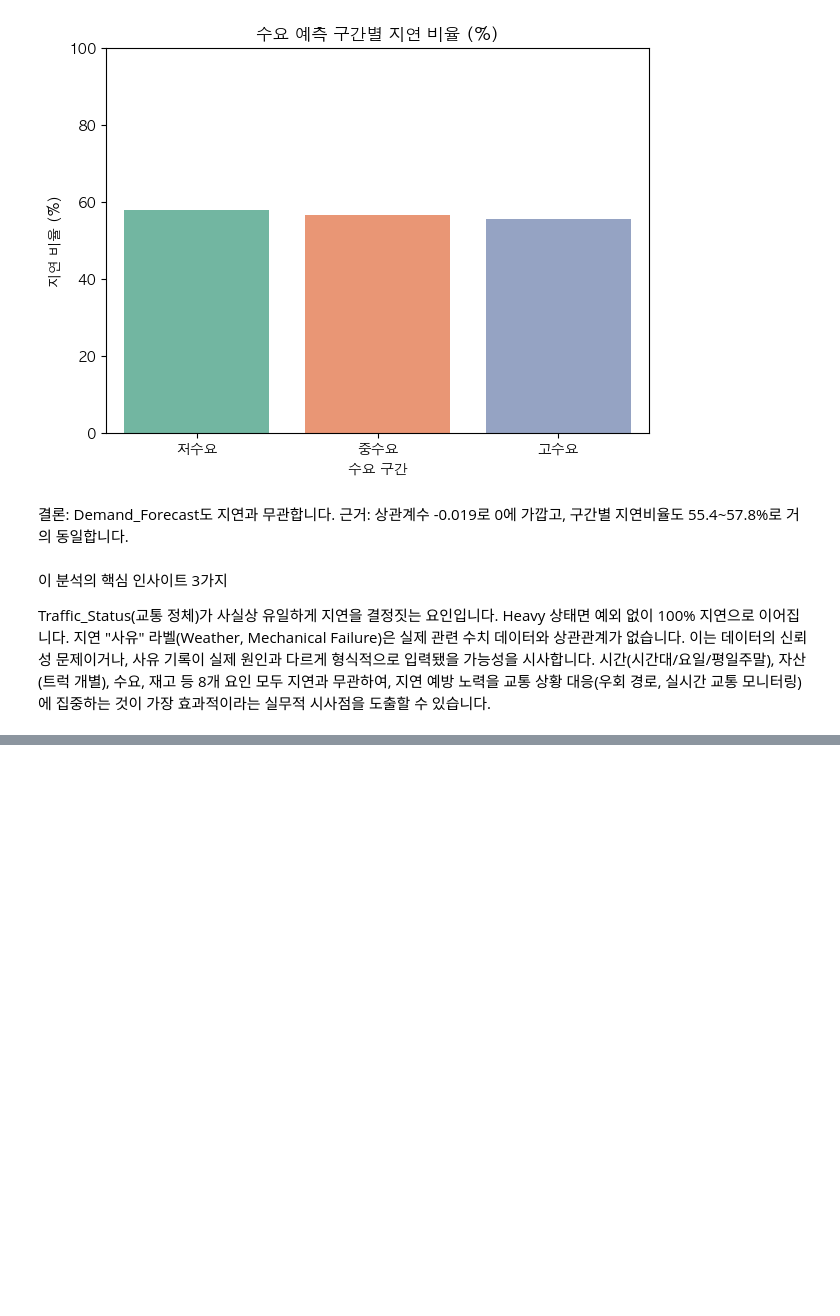
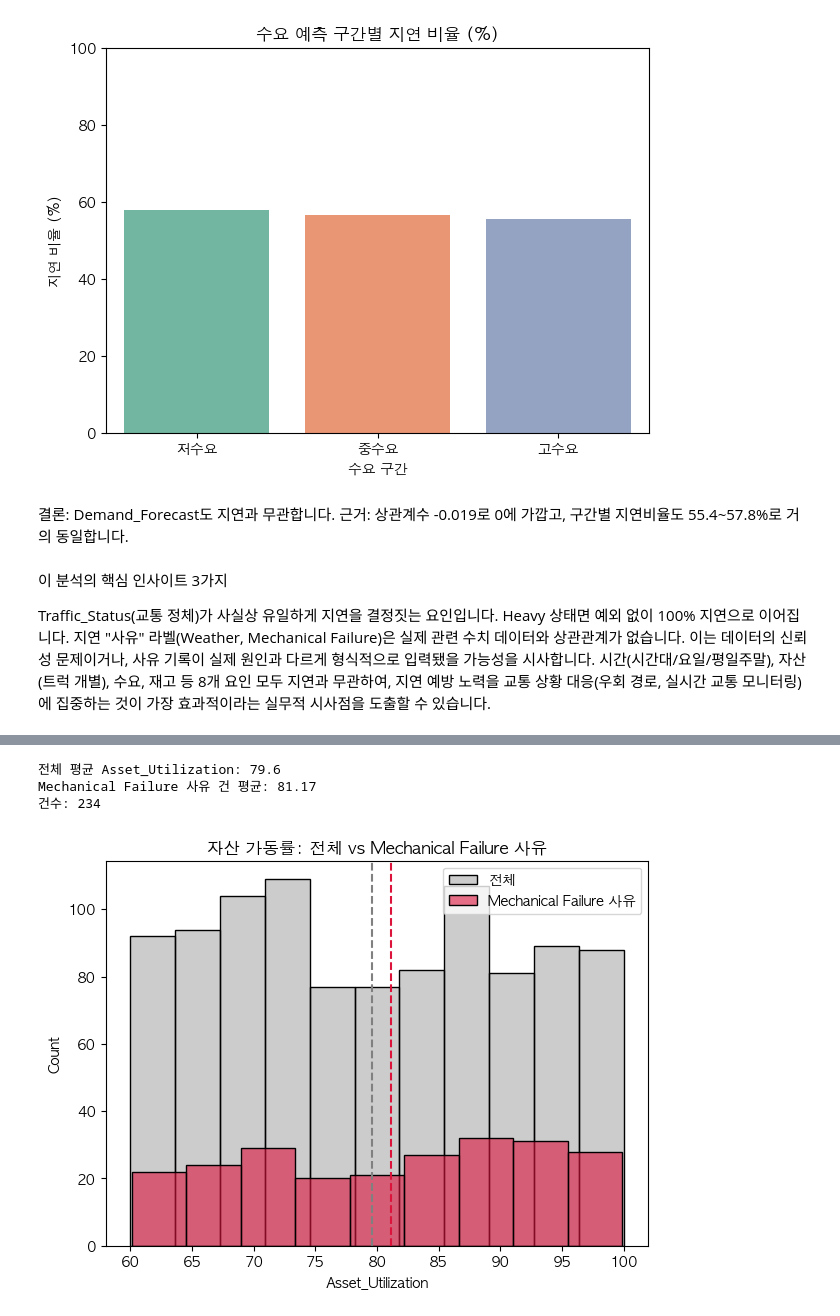
Before and after one commit to milli-star/data-analysis-portfolio, a Jupyter notebook: smart-logistics-analysis/notebooks/01_eda.ipynb, the cells around one changed output, grey strips where cells are left out. Cells and saved outputs as stored; diff of their text form; code cells hidden in the pictures; blank space fills up the shorter version.

```diff
--- a/smart-logistics-analysis/notebooks/01_eda.ipynb
+++ b/smart-logistics-analysis/notebooks/01_eda.ipynb
@@ -605,0 +652,26 @@ Traffic_Status(교통 정체)가 사실상 유일하게 지연을 결정짓는
+# %%
+# 전체 데이터의 평균 자산 가동률 (기준값)
+overall_mean_util = df['Asset_Utilization'].mean().round(2)
+print("전체 평균 Asset_Utilization:", overall_mean_util)
+
+# Mechanical Failure 사유로 기록된 건만 필터링
+mech_df = df[df['Logistics_Delay_Reason'] == 'Mechanical Failure']
+mech_mean_util = mech_df['Asset_Utilization'].mean().round(2)
+print("Mechanical Failure 사유 건 평균:", mech_mean_util)
+print("건수:", len(mech_df))
+
+# 시각화: Mechanical Failure 건의 가동률 분포를 전체 분포와 비교
+plt.figure(figsize=(7, 5))
+sns.histplot(df['Asset_Utilization'], color='gray', alpha=0.4, label='전체')
+sns.histplot(mech_df['Asset_Utilization'], color='crimson', alpha=0.6, label='Mechanical Failure 사유')
+plt.axvline(overall_mean_util, color='gray', linestyle='--')
+plt.axvline(mech_mean_util, color='crimson', linestyle='--')
+plt.title('자산 가동률: 전체 vs Mechanical Failure 사유')
+plt.xlabel('Asset_Utilization')
+plt.legend()
+plt.show()
+# %% [output]
+전체 평균 Asset_Utilization: 79.6
+Mechanical Failure 사유 건 평균: 81.17
+건수: 234
+[figure, added]
```
Also changed, not shown: parts of 5 cells of this notebook.
